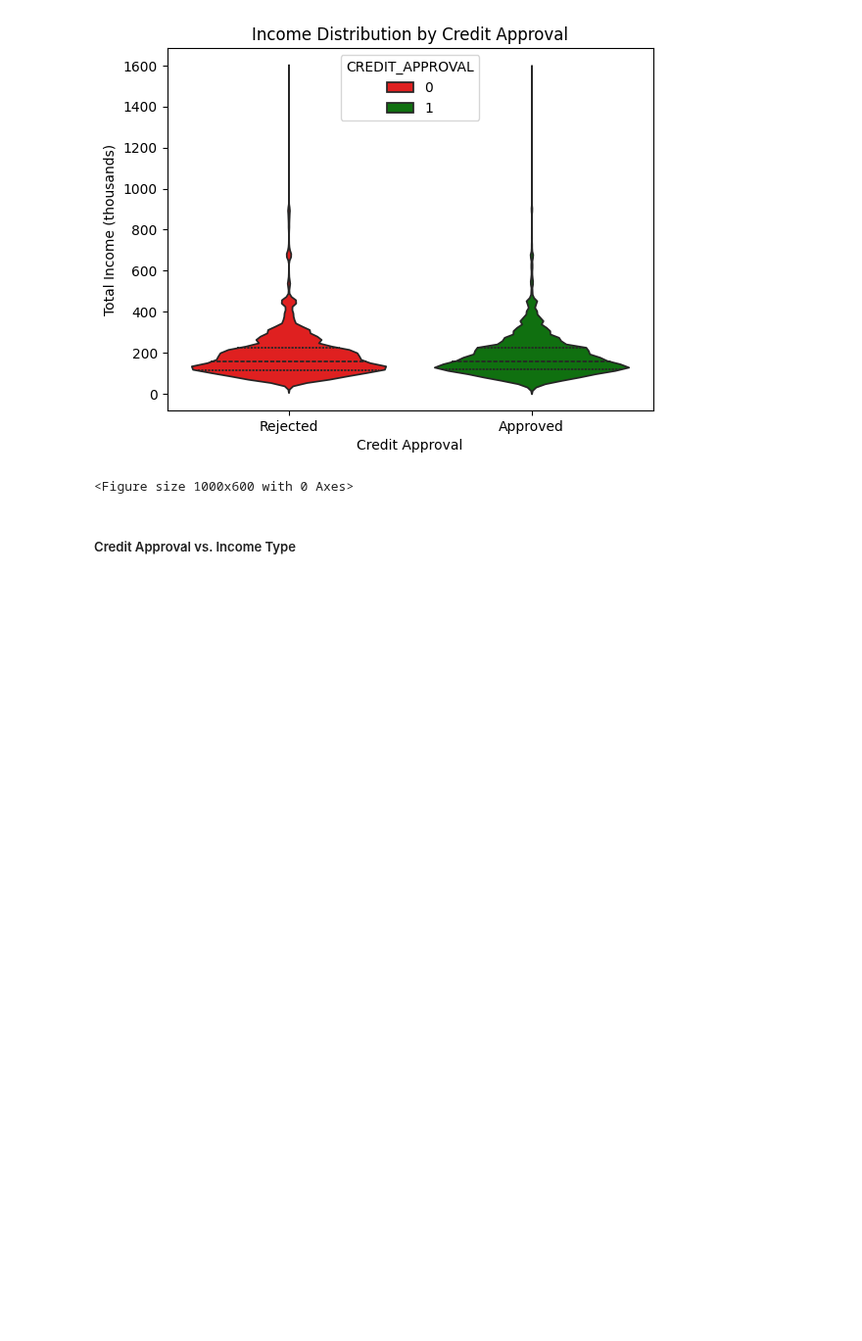
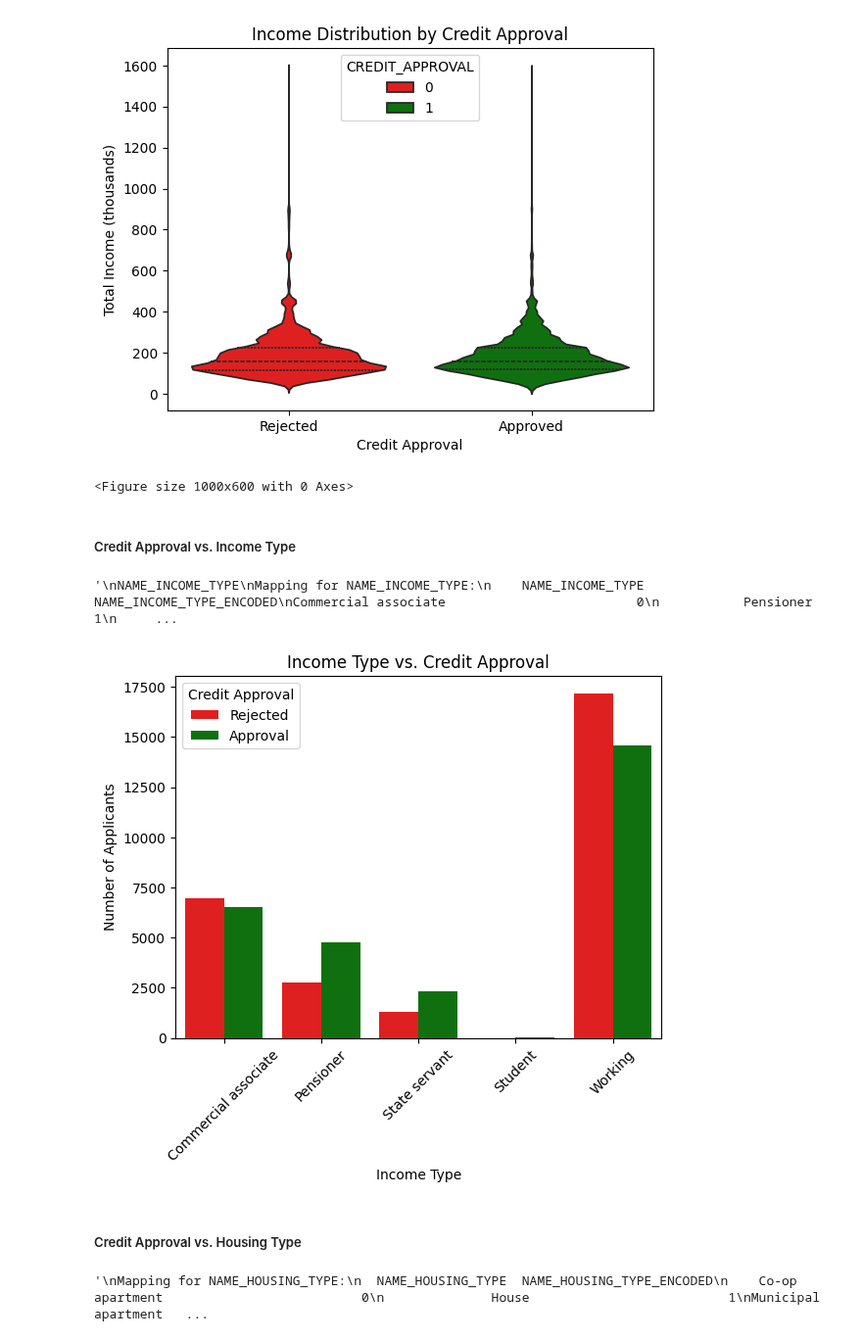
Before and after one commit to loowenwen/cs3244-project, a Jupyter notebook: src/data_processing_Vivian.ipynb, the cells around one changed output. Shown at 98% size. Cells and saved outputs as stored; diff of their text form; code cells hidden in the pictures; blank space fills up the shorter version.

```diff
--- a/src/data_processing_Vivian.ipynb
+++ b/src/data_processing_Vivian.ipynb
@@ -57,3 +57,9 @@ X_train_encoded
 | 11308 | 5047764 | 0 | 0 | 135000.0 | Commercial associate | House | ... |
 | 33069 | 5142112 | 1 | 1 | 225000.0 | Commercial associate | House | ... |
 29165 rows × 18 columns
+# %%
+# Show the number encoded for each categories for the categorical variable
+for col in ["NAME_INCOME_TYPE", "NAME_HOUSING_TYPE", "OCCUPATION_TYPE"]:
+    print(f"\nMapping for {col}:")
+    mapping = X_train_encoded[[col, col + "_ENCODED"]].drop_duplicates().sort_values(col + "_ENCODED")
+    print(mapping.to_string(index = False))
@@ -253,3 +277,76 @@ The `scale` parameter has been renamed and will be removed in v0.15.0. Pass `den
 <Figure size 1000x600 with 0 Axes>
 # %% [markdown]
 ##### Credit Approval vs. Income Type
+# %%
+'''
+NAME_INCOME_TYPE
+Mapping for NAME_INCOME_TYPE:
+    NAME_INCOME_TYPE  NAME_INCOME_TYPE_ENCODED
+Commercial associate                         0
+           Pensioner                         1
+       State servant                         2
+             Student                         3
+             Working                         4
+
+Mapping for NAME_HOUSING_TYPE:
+  NAME_HOUSING_TYPE  NAME_HOUSING_TYPE_ENCODED
+    Co-op apartment                          0
+              House                          1
+Municipal apartment                          2
+   Office apartment                          3
+   Rented apartment                          4
+       With parents                          5
+
+Mapping for OCCUPATION_TYPE:
+      OCCUPATION_TYPE  OCCUPATION_TYPE_ENCODED
+          Accountants                        0
+       Cleaning staff                        1
+        Cooking staff                        2
+           Core staff                        3
+              Drivers                        4
+
+          Secretaries                       15
+       Security staff                       16
+ Waiters/barmen staff                       17
+                  NaN                       18
+'''
+# %% [output]
+'\nNAME_INCOME_TYPE\nMapping for NAME_INCOME_TYPE:\n    NAME_INCOME_TYPE  NAME_INCOME_TYPE_ENCODED\nCommercial associate                         0\n           Pensioner                         1\n     ...
+# %%
+income_type_map = {
+    0: "Commercial associate",
+    1: "Pensioner",
+    2: "State servant",
+    3: "Student",
+    4: "Working"
+}
+# %%
+sns.countplot(x = "NAME_INCOME_TYPE_ENCODED",
+              hue = "CREDIT_APPROVAL",
+              data = balanced_train,
+              palette = {0: "red", 1: "green"})
+plt.title("Income Type vs. Credit Approval")
+plt.xlabel("Income Type")
+plt.ylabel("Number of Applicants")
+plt.legend(title = "Credit Approval", labels = ["Rejected", "Approval"])
+labels = [income_type_map[i] for i in sorted(income_type_map.keys())]
+plt.xticks(ticks = range(len(labels)), labels = labels, rotation = 45)
+plt.show()
+# %% [output]
+[figure, added]
+# %% [markdown]
+##### Credit Approval vs. Housing Type
+# %%
+'''
+Mapping for NAME_HOUSING_TYPE:
+  NAME_HOUSING_TYPE  NAME_HOUSING_TYPE_ENCODED
+    Co-op apartment                          0
+              House                          1
+Municipal apartment                          2
+   Office apartment                          3
+   Rented apartment                          4
+       With parents                          5
+
+'''
+# %% [output]
+'\nMapping for NAME_HOUSING_TYPE:\n  NAME_HOUSING_TYPE  NAME_HOUSING_TYPE_ENCODED\n    Co-op apartment                          0\n              House                          1\nMunicipal apartment   ...
```
Also changed, not shown: parts of 9 cells of this notebook.
